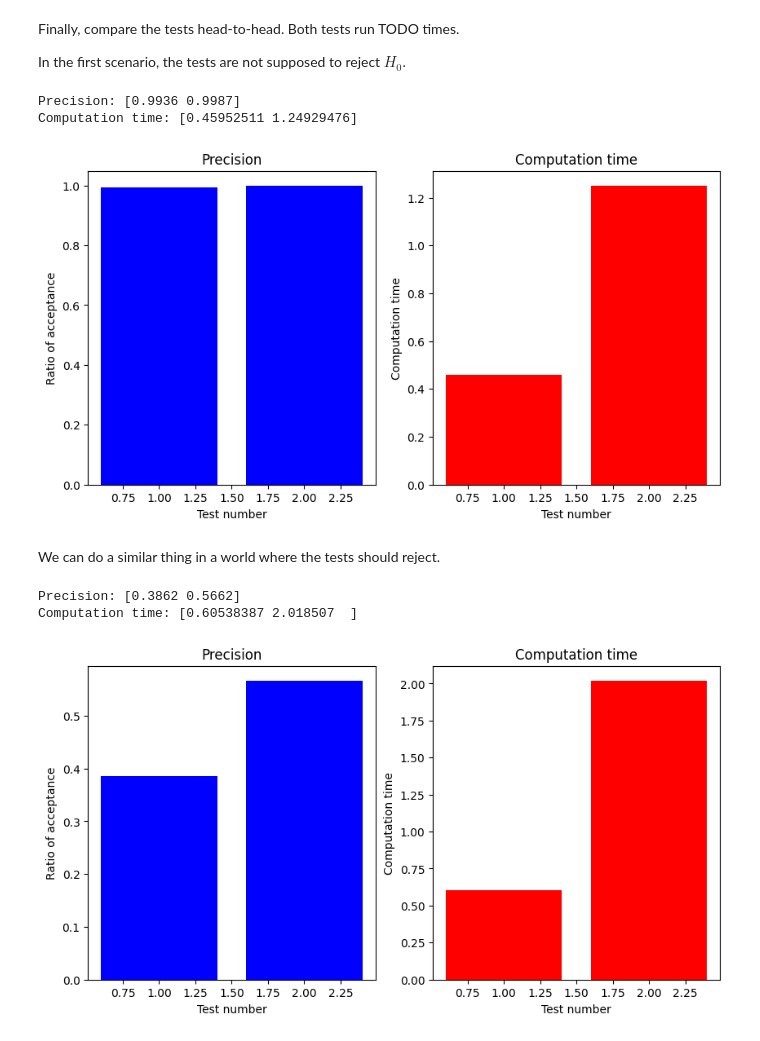
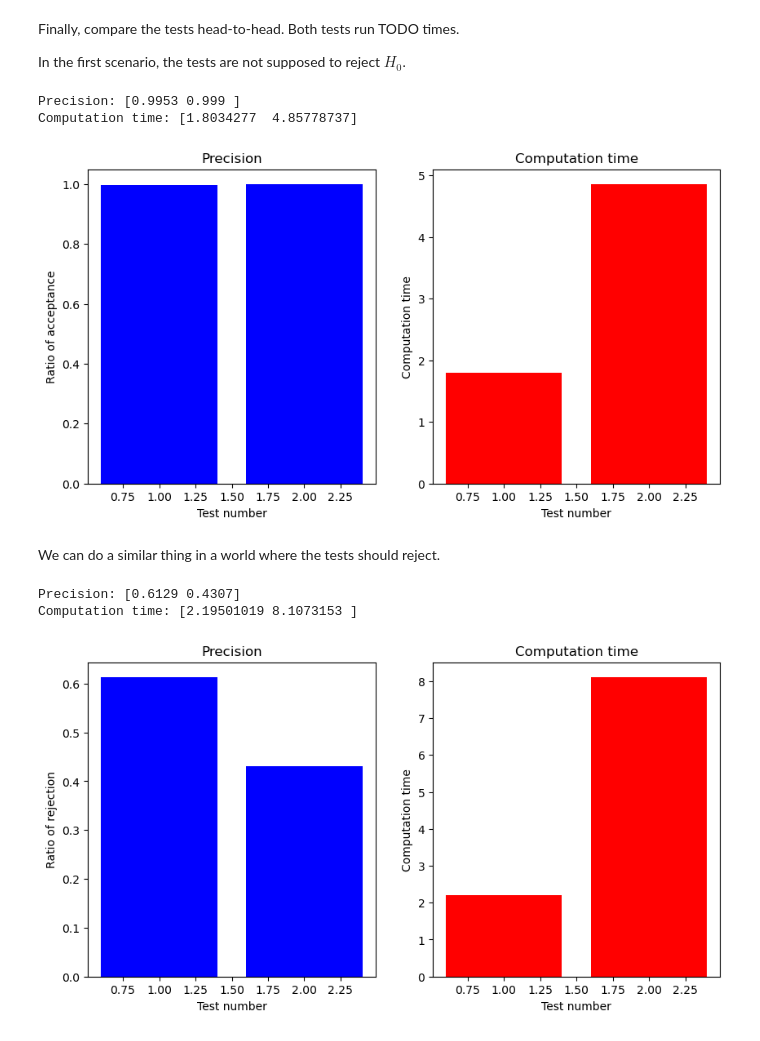
Before and after one commit to PrinceOfCzechia/sequential-test-sim, a Jupyter notebook: notebook2.ipynb, the cells around one changed output. Drawn from its saved outputs; the diff is of its cells as text; code cells hidden in the pictures.

Commit message:
fixed mistakes from the useless book, made plots

```diff
--- a/notebook2.ipynb
+++ b/notebook2.ipynb
@@ -22,14 +23,16 @@ First, we assume our random sample to have been drawn from N $(\mu,\sigma^2)$, w
 def testN1( ha, hb, s, mu, sigma, n = 1, verbose = False ):
     counter = 1
     x = np.random.normal( mu, math.sqrt(sigma), size = n )
-    while hb + (n*counter)*s < sum( (x-mu)**2 ) and sum( (x-mu)**2 ) < ha + (n*counter)*s:
+    Z = sum( (x-mu)**2 )
+    while hb + (n*counter)*s < Z and Z < ha + (n*counter)*s:
         counter += 1
         x = np.append( x, np.random.normal( mu, math.sqrt(sigma), size = n ) ) # extend the sample
+        Z = sum( (x-mu)**2 ) # recalculate Z statistic
     if verbose:
         print( 'data = \n', np.round( x, decimals = 3 ).reshape( -1, n ) )
         print( counter-1, 'sample extensions required' )
-    if sum( (x-mu)**2 ) < hb + (n*counter)*s: return False
-    else: return True
+    if Z > ha + (n*counter)*s: return True
+    else: return False
 # %%
 alpha = 0.05
 beta = 0.05
@@ -43,9 +46,9 @@ sigma1 = 4
 a = math.log( (1-beta) / alpha )
 b = math.log( beta / (1-alpha) )
 
-ha = 2*a / ( sigma0**(-2) - sigma1**(-2) )
-hb = 2*b / ( sigma0**(-2) - sigma1**(-2) )
-s = 2*math.log( sigma1/sigma0) / ( sigma0**(-2) - sigma1**(-2) )
+ha = 2*a / ( 1/sigma0 - 1/sigma1 )
+hb = 2*b / ( 1/sigma0 - 1/sigma1 )
+s = 2*math.log( math.sqrt(sigma1/sigma0) ) / ( sigma0**(-1) - sigma1**(-1) )
 
 n = 5
 
@@ -64,14 +66,18 @@ It is however not necessary to know $\mu$ in advance. Just run the following tes
 def testN2( ha, hb, s, mu, sigma, n = 1, verbose = False ):
     counter = 1
     x = np.random.normal( mu, math.sqrt(sigma), size = n )
-    while hb + (n*counter)*s < sum( ( x - np.mean(x) )**2 ) and sum( ( x - np.mean(x) )**2 ) < ha + (n*counter)*s:
+    m = np.mean(x)
+    Z = sum( ( x - m )**2 )
+    while hb + (n*counter)*s < Z and Z < ha + (n*counter)*s:
         counter += 1
         x = np.append( x, np.random.normal( mu, math.sqrt(sigma), size = n ) ) # extend the sample
+        m = np.mean(x) # recalculate mean
+        Z = sum( ( x - m )**2 ) # recalculate Z statistic
     if verbose:
         print( 'data = \n', np.round( x, decimals = 3 ) )
         print( counter-1, 'sample extensions required' )
-    if sum( ( x - np.mean(x) )**2 ) < hb + (n*counter)*s: return False
-    else: return True
+    if Z > ha + (n*counter)*s: return True
+    else: return False
 # %%
 alpha = 0.05
 beta = 0.05
@@ -120,8 +177,6 @@ Finally, compare the tests head-to-head. Both tests run TODO times.
 
 In the first scenario, the tests are not supposed to reject $H_0$.
 # %%
-import time
-
 N_tests = 10000
 
 alpha = 0.05
@@ -175,9 +230,9 @@ axs[1].set_ylabel( 'Computation time' )
 
 plt.show()
 # %% [output]
-Precision: [0.9936 0.9987]
-Computation time: [0.45952511 1.24929476]
+Precision: [0.9953 0.999 ]
+Computation time: [1.8034277  4.85778737]
-[figure, old version]
+[figure, new version]
 # %% [markdown]
 We can do a similar thing in a world where the tests should reject.
 # %%
@@ -204,36 +259,36 @@ start_t1 = time.time()
 arr_res1 = np.array( [ testN1( ha, hb, s, mu1, sigma ) for _ in range( N_tests ) ] )
 start_t2 = time.time()
 arr_res2 = np.array( [ testN2( ha, hb, s, mu2, sigma ) for _ in range( N_tests ) ] )
 end_t = time.time()
 
-y1 = ( N_tests - np.sum( arr_res1 ) ) / N_tests
-y2 = ( N_tests - np.sum( arr_res2 ) ) / N_tests
+y1 = ( np.sum( arr_res1 ) ) / N_tests
+y2 = ( np.sum( arr_res2 ) ) / N_tests
 
 arr_x = np.array( [ 1, 2 ] )
 arr_y = np.array( [ y1, y2 ] )
 arr_t = np.array( [
     start_t2 - start_t1,
     end_t - start_t2
 ] )
 
 print( 'Precision:', arr_y )
 print( 'Computation time:', arr_t )
 
 
 fig, axs = plt.subplots( 1, 2, figsize=(10, 5) )
 
 axs[0].bar( arr_x, arr_y, color='blue' )
 axs[0].set_title( 'Precision' )
 axs[0].set_xlabel( 'Test number' )
-axs[0].set_ylabel( 'Ratio of acceptance' )
+axs[0].set_ylabel( 'Ratio of rejection' )
 
 axs[1].bar( arr_x, arr_t, color='red' )
 axs[1].set_title( 'Computation time' )
 axs[1].set_xlabel( 'Test number' )
 axs[1].set_ylabel( 'Computation time' )
 
 plt.show()
 # %% [output]
-Precision: [0.3862 0.5662]
-Computation time: [0.60538387 2.018507  ]
+Precision: [0.6129 0.4307]
+Computation time: [2.19501019 8.1073153 ]
-[figure, old version]
+[figure, new version]
```
Also changed, not shown: parts of 7 cells of this notebook.
